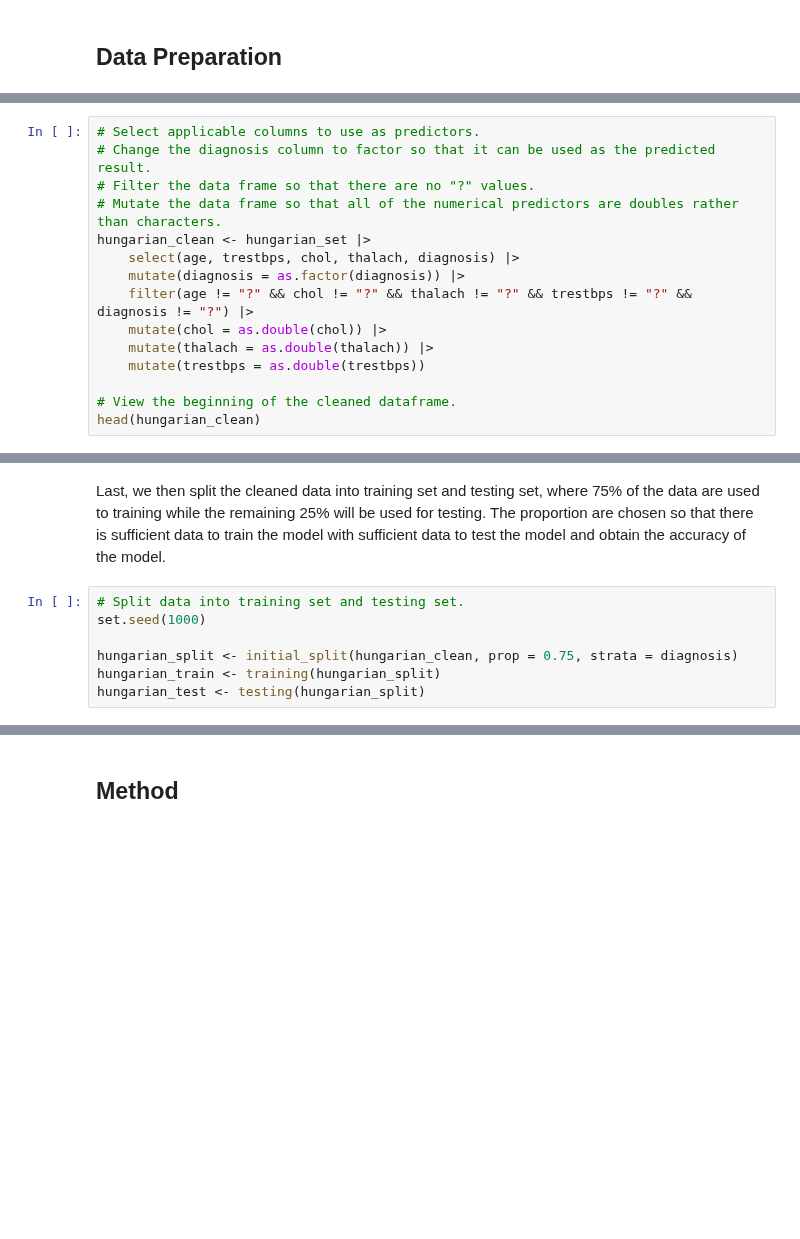
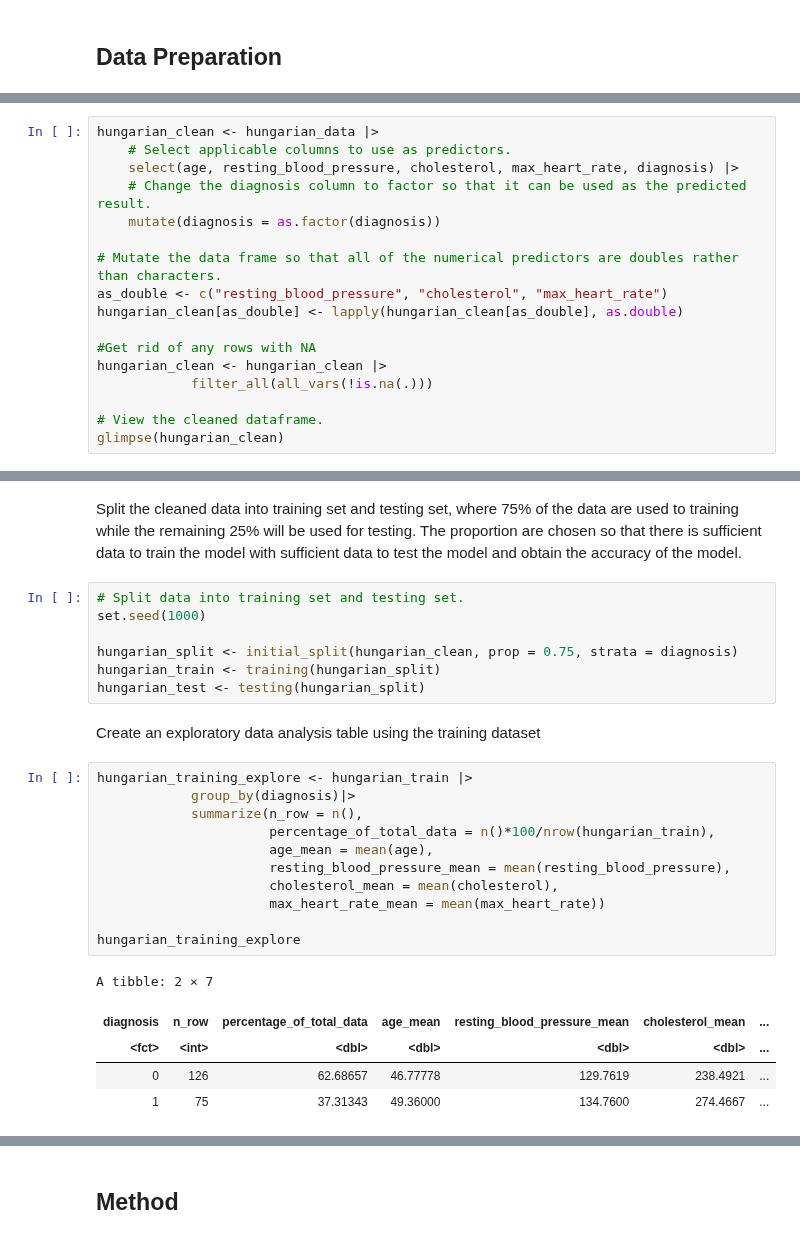
Before and after one commit to elshire7311/dsci100_group73, a Jupyter notebook: heart_analysis.ipynb, the cells around one changed output, grey strips where cells are left out. Saved outputs shown, nothing was run; the diff lists cells and outputs as text; blank space fills up the shorter version.

```diff
--- a/heart_analysis.ipynb
+++ b/heart_analysis.ipynb
@@ -97,16 +69,18 @@ Next, clean the dataset and keep only the columns we need for our model:
 # %%
-# Select applicable columns to use as predictors.
-# Change the diagnosis column to factor so that it can be used as the predicted result.
-# Filter the data frame so that there are no "?" values.
+hungarian_clean <- hungarian_data |>
+    # Select applicable columns to use as predictors.
+    select(age, resting_blood_pressure, cholesterol, max_heart_rate, diagnosis) |>
+    # Change the diagnosis column to factor so that it can be used as the predicted result.
+    mutate(diagnosis = as.factor(diagnosis))
+
 # Mutate the data frame so that all of the numerical predictors are doubles rather than characters.
-hungarian_clean <- hungarian_set |>
-    select(age, trestbps, chol, thalach, diagnosis) |>
-    mutate(diagnosis = as.factor(diagnosis)) |>
-    filter(age != "?" && chol != "?" && thalach != "?" && trestbps != "?" && diagnosis != "?") |>
-    mutate(chol = as.double(chol)) |>
-    mutate(thalach = as.double(thalach)) |>
-    mutate(trestbps = as.double(trestbps))
+as_double <- c("resting_blood_pressure", "cholesterol", "max_heart_rate")
+hungarian_clean[as_double] <- lapply(hungarian_clean[as_double], as.double)
 
-# View the beginning of the cleaned dataframe.
-head(hungarian_clean)
+#Get rid of any rows with NA
+hungarian_clean <- hungarian_clean |>
+            filter_all(all_vars(!is.na(.)))
+
+# View the cleaned dataframe.
+glimpse(hungarian_clean)
 # %% [output]
@@ -128,5 +100,5 @@ A tibble: 6 × 5
 # %% [markdown]
-Last, we then split the cleaned data into training set and testing set, where 75% of the data are used to training while the remaining 25% will be used for testing. The proportion are chosen so that there is sufficient data to train the model with sufficient data to test the model and obtain the accuracy of the model.
+Split the cleaned data into training set and testing set, where 75% of the data are used to training while the remaining 25% will be used for testing. The proportion are chosen so that there is sufficient data to train the model with sufficient data to test the model and obtain the accuracy of the model.
 # %%
 # Split data into training set and testing set.
 set.seed(1000)
@@ -134,3 +106,22 @@ set.seed(1000)
 hungarian_split <- initial_split(hungarian_clean, prop = 0.75, strata = diagnosis)
 hungarian_train <- training(hungarian_split)
 hungarian_test <- testing(hungarian_split)
+# %% [markdown]
+Create an exploratory data analysis table using the training dataset
+# %%
+hungarian_training_explore <- hungarian_train |>
+            group_by(diagnosis)|>
+            summarize(n_row = n(),
+                      percentage_of_total_data = n()*100/nrow(hungarian_train),
+                      age_mean = mean(age),
+                      resting_blood_pressure_mean = mean(resting_blood_pressure),
+                      cholesterol_mean = mean(cholesterol),
+                      max_heart_rate_mean = mean(max_heart_rate))
+
+hungarian_training_explore
+# %% [output]
+A tibble: 2 × 7
+| diagnosis | n_row | percentage_of_total_data | age_mean | resting_blood_pressure_mean | cholesterol_mean | ... |
+| <fct> | <int> | <dbl> | <dbl> | <dbl> | <dbl> | ... |
+| 0 | 126 | 62.68657 | 46.77778 | 129.7619 | 238.4921 | ... |
+| 1 | 75 | 37.31343 | 49.36000 | 134.7600 | 274.4667 | ... |
```
Also changed, not shown: parts of 10 cells of this notebook.
